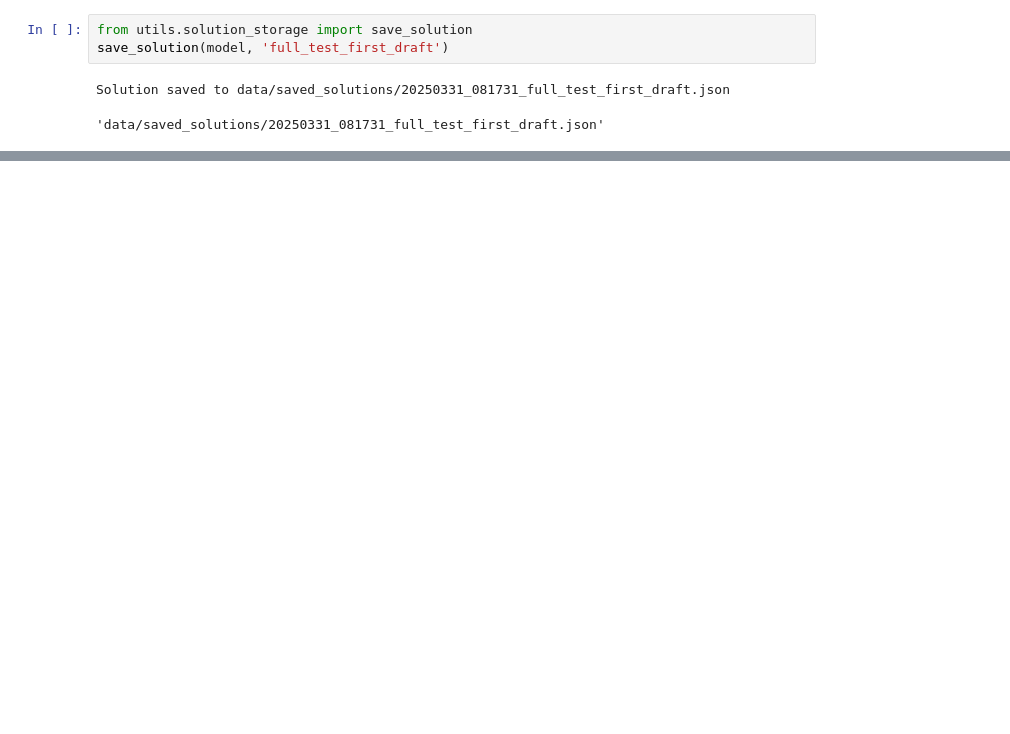
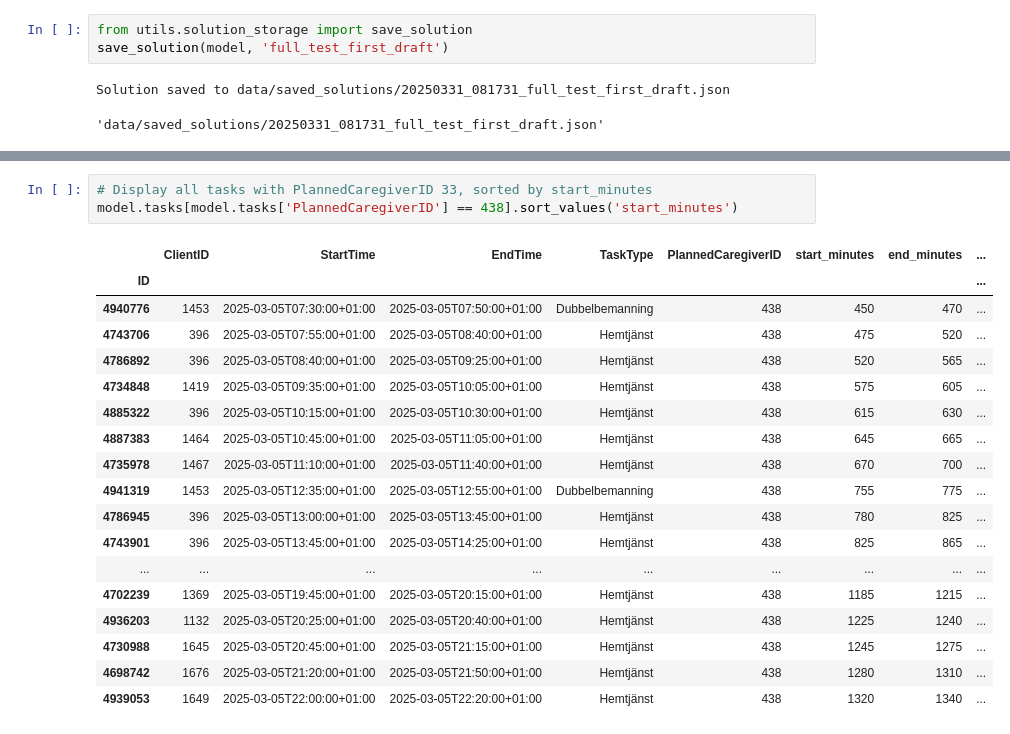
Before and after one commit to vilhelm-k/SA120X_KEX, a Jupyter notebook: main.ipynb, the cells around one changed output, grey strips where cells are left out. Cells and saved outputs as stored; diff of their text form; blank space fills up the shorter version.

```diff
--- a/main.ipynb
+++ b/main.ipynb
@@ -104,0 +148,22 @@ Solution saved to data/saved_solutions/20250331_081731_full_test_first_draft.jso
+# %%
+# Display all tasks with PlannedCaregiverID 33, sorted by start_minutes
+model.tasks[model.tasks['PlannedCaregiverID'] == 438].sort_values('start_minutes')
+# %% [output]
+|  | ClientID | StartTime | EndTime | TaskType | PlannedCaregiverID | start_minutes | end_minutes | ... |
+| ID |  |  |  |  |  |  |  | ... |
+| 4940776 | 1453 | 2025-03-05T07:30:00+01:00 | 2025-03-05T07:50:00+01:00 | Dubbelbemanning | 438 | 450 | 470 | ... |
+| 4743706 | 396 | 2025-03-05T07:55:00+01:00 | 2025-03-05T08:40:00+01:00 | Hemtjänst | 438 | 475 | 520 | ... |
+| 4786892 | 396 | 2025-03-05T08:40:00+01:00 | 2025-03-05T09:25:00+01:00 | Hemtjänst | 438 | 520 | 565 | ... |
+| 4734848 | 1419 | 2025-03-05T09:35:00+01:00 | 2025-03-05T10:05:00+01:00 | Hemtjänst | 438 | 575 | 605 | ... |
+| 4885322 | 396 | 2025-03-05T10:15:00+01:00 | 2025-03-05T10:30:00+01:00 | Hemtjänst | 438 | 615 | 630 | ... |
+| 4887383 | 1464 | 2025-03-05T10:45:00+01:00 | 2025-03-05T11:05:00+01:00 | Hemtjänst | 438 | 645 | 665 | ... |
+| 4735978 | 1467 | 2025-03-05T11:10:00+01:00 | 2025-03-05T11:40:00+01:00 | Hemtjänst | 438 | 670 | 700 | ... |
+| 4941319 | 1453 | 2025-03-05T12:35:00+01:00 | 2025-03-05T12:55:00+01:00 | Dubbelbemanning | 438 | 755 | 775 | ... |
+| 4786945 | 396 | 2025-03-05T13:00:00+01:00 | 2025-03-05T13:45:00+01:00 | Hemtjänst | 438 | 780 | 825 | ... |
+| 4743901 | 396 | 2025-03-05T13:45:00+01:00 | 2025-03-05T14:25:00+01:00 | Hemtjänst | 438 | 825 | 865 | ... |
+| ... | ... | ... | ... | ... | ... | ... | ... | ... |
+| 4702239 | 1369 | 2025-03-05T19:45:00+01:00 | 2025-03-05T20:15:00+01:00 | Hemtjänst | 438 | 1185 | 1215 | ... |
+| 4936203 | 1132 | 2025-03-05T20:25:00+01:00 | 2025-03-05T20:40:00+01:00 | Hemtjänst | 438 | 1225 | 1240 | ... |
+| 4730988 | 1645 | 2025-03-05T20:45:00+01:00 | 2025-03-05T21:15:00+01:00 | Hemtjänst | 438 | 1245 | 1275 | ... |
+| 4698742 | 1676 | 2025-03-05T21:20:00+01:00 | 2025-03-05T21:50:00+01:00 | Hemtjänst | 438 | 1280 | 1310 | ... |
+| 4939053 | 1649 | 2025-03-05T22:00:00+01:00 | 2025-03-05T22:20:00+01:00 | Hemtjänst | 438 | 1320 | 1340 | ... |
```
Also changed, not shown: parts of 3 cells of this notebook, 4 other files.
